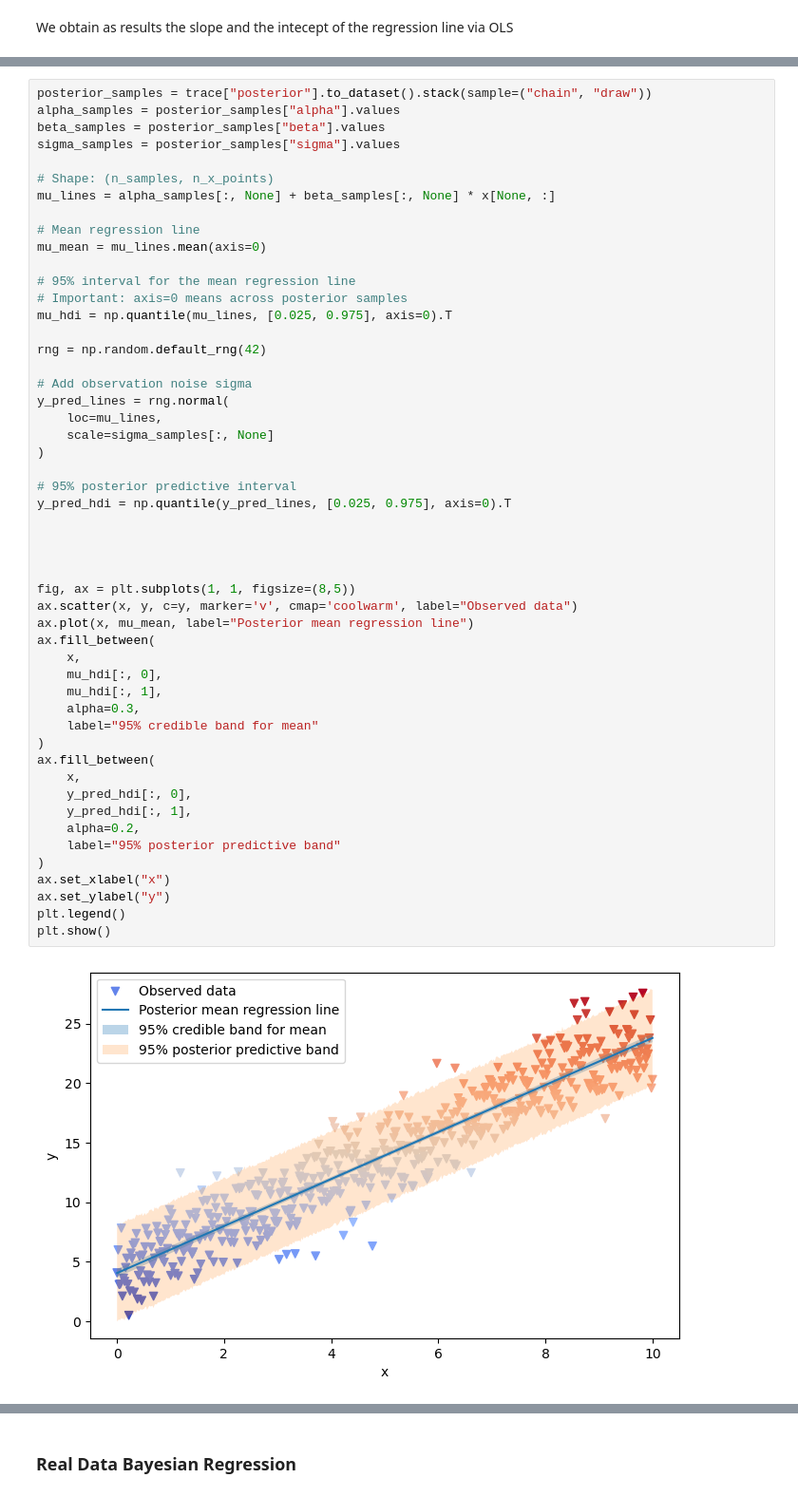
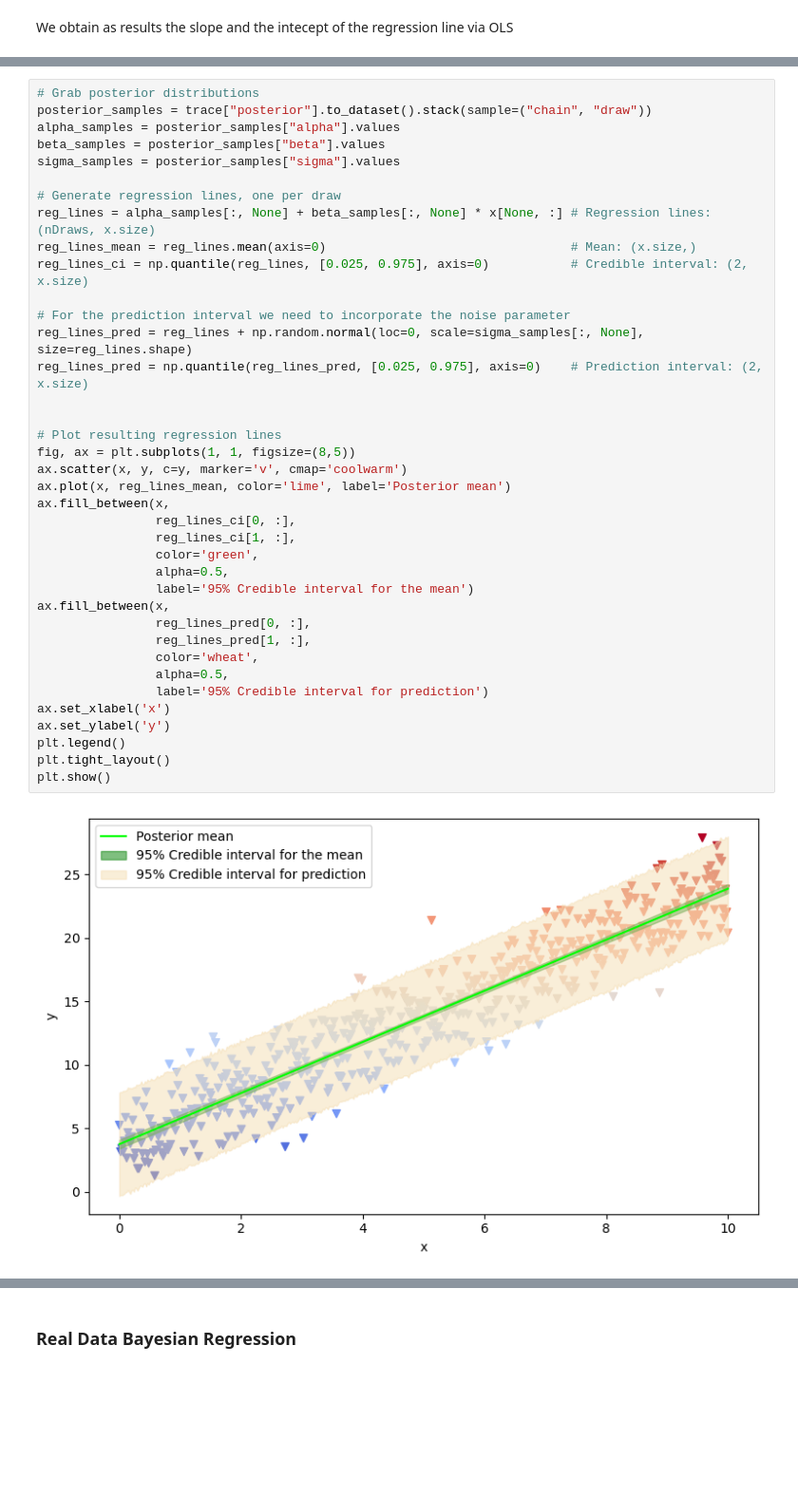
Before and after one commit to giacomoscanavini/quant_finance, a Jupyter notebook: python_for_finance/bayesian_regression.ipynb, the cells around one changed output, grey strips where cells are left out. Shown at 95% size. Drawn from its saved outputs; the diff is of its cells as text; blank space fills up the shorter version.

Commit message:
(NEW) Finished bayesian regression

```diff
--- a/python_for_finance/bayesian_regression.ipynb
+++ b/python_for_finance/bayesian_regression.ipynb
@@ -93,53 +90,40 @@ plt.show()
 # %%
+# Grab posterior distributions
 posterior_samples = trace["posterior"].to_dataset().stack(sample=("chain", "draw"))
 alpha_samples = posterior_samples["alpha"].values
 beta_samples = posterior_samples["beta"].values
 sigma_samples = posterior_samples["sigma"].values
 
-# Shape: (n_samples, n_x_points)
-mu_lines = alpha_samples[:, None] + beta_samples[:, None] * x[None, :]
+# Generate regression lines, one per draw
+reg_lines = alpha_samples[:, None] + beta_samples[:, None] * x[None, :] # Regression lines: (nDraws, x.size)
+reg_lines_mean = reg_lines.mean(axis=0)                                 # Mean: (x.size,)
+reg_lines_ci = np.quantile(reg_lines, [0.025, 0.975], axis=0)           # Credible interval: (2, x.size)
 
-# Mean regression line
-mu_mean = mu_lines.mean(axis=0)
-
-# 95% interval for the mean regression line
-# Important: axis=0 means across posterior samples
-mu_hdi = np.quantile(mu_lines, [0.025, 0.975], axis=0).T
-
-rng = np.random.default_rng(42)
-
-# Add observation noise sigma
-y_pred_lines = rng.normal(
-    loc=mu_lines,
-    scale=sigma_samples[:, None]
-)
-
-# 95% posterior predictive interval
-y_pred_hdi = np.quantile(y_pred_lines, [0.025, 0.975], axis=0).T
+# For the prediction interval we need to incorporate the noise parameter
+reg_lines_pred = reg_lines + np.random.normal(loc=0, scale=sigma_samples[:, None], size=reg_lines.shape)
+reg_lines_pred = np.quantile(reg_lines_pred, [0.025, 0.975], axis=0)    # Prediction interval: (2, x.size)
 
 
-
-
+# Plot resulting regression lines
 fig, ax = plt.subplots(1, 1, figsize=(8,5))
-ax.scatter(x, y, c=y, marker='v', cmap='coolwarm', label="Observed data")
-ax.plot(x, mu_mean, label="Posterior mean regression line")
-ax.fill_between(
-    x,
-    mu_hdi[:, 0],
-    mu_hdi[:, 1],
-    alpha=0.3,
-    label="95% credible band for mean"
-)
-ax.fill_between(
-    x,
-    y_pred_hdi[:, 0],
-    y_pred_hdi[:, 1],
-    alpha=0.2,
-    label="95% posterior predictive band"
-)
-ax.set_xlabel("x")
-ax.set_ylabel("y")
+ax.scatter(x, y, c=y, marker='v', cmap='coolwarm')
+ax.plot(x, reg_lines_mean, color='lime', label='Posterior mean')
+ax.fill_between(x,
+                reg_lines_ci[0, :],
+                reg_lines_ci[1, :],
+                color='green',
+                alpha=0.5,
+                label='95% Credible interval for the mean')
+ax.fill_between(x,
+                reg_lines_pred[0, :],
+                reg_lines_pred[1, :],
+                color='wheat',
+                alpha=0.5,
+                label='95% Credible interval for prediction')
+ax.set_xlabel('x')
+ax.set_ylabel('y')
 plt.legend()
+plt.tight_layout()
 plt.show()
 # %% [output]
-[figure, old version]
+[figure, new version]
```
Also changed, not shown: parts of 17 cells of this notebook.
